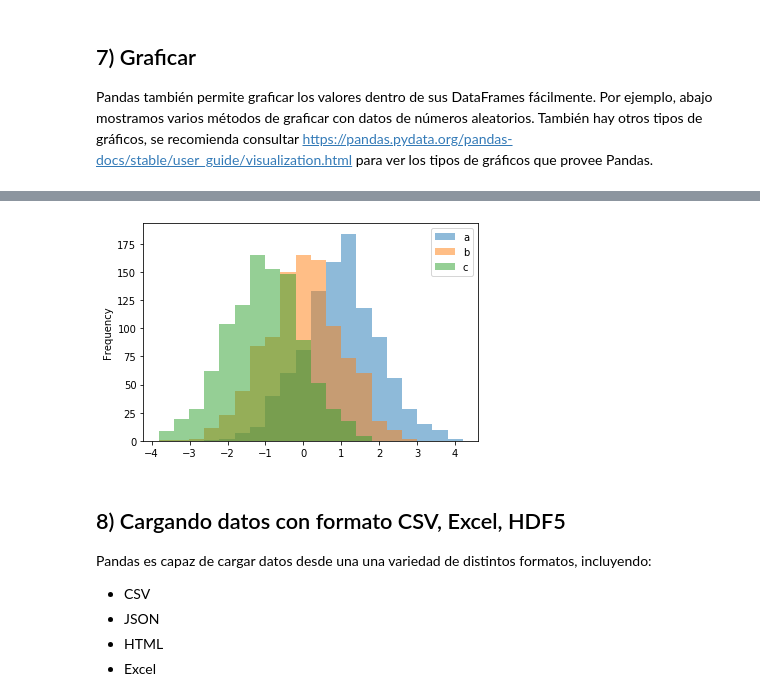
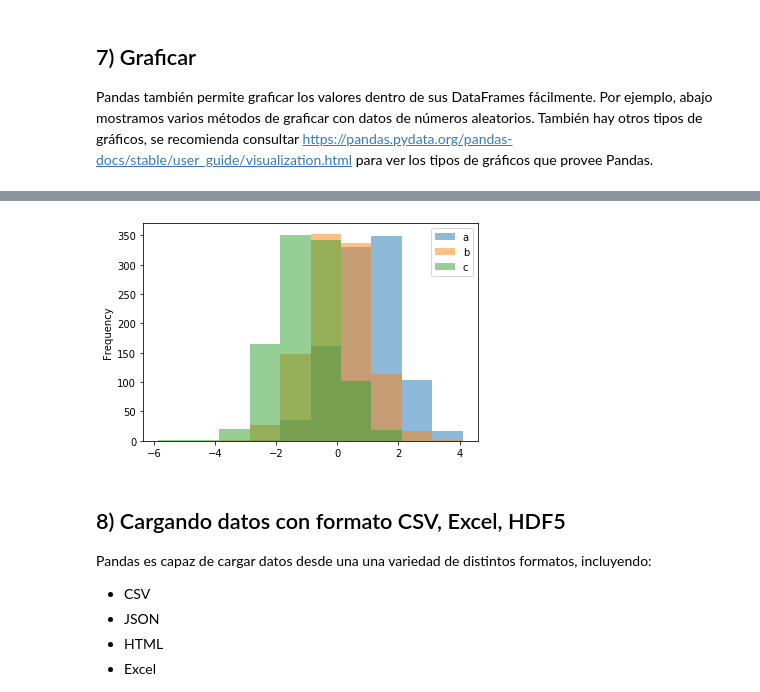
Before and after one commit to GAMES-UChile/Curso-BancoEstado, a Jupyter notebook: modulo3/modulo3.ipynb, the cells around one changed output, grey strips where cells are left out. Saved outputs shown, nothing was run; the diff lists cells and outputs as text; code cells hidden in the pictures.

```diff
--- a/modulo3/modulo3.ipynb
+++ b/modulo3/modulo3.ipynb
@@ -740,11 +773,11 @@ df.plot.bar();
 # %%
 df = pd.DataFrame({'a': np.random.randn(1000) + 1,
                    'b': np.random.randn(1000),
                    'c': np.random.randn(1000) - 1},
                   columns=['a', 'b', 'c'])
-df.plot.hist(bins = 20, alpha=0.5);
+df.plot.hist(bins = 10, alpha=0.5);
 # %% [output]
-[figure, old version]
+[figure, new version]
 # %% [markdown]
 ## 8) Cargando datos con formato CSV, Excel, HDF5
 Pandas es capaz de cargar datos desde una una variedad de distintos formatos, incluyendo:
```
Also changed, not shown: parts of 34 cells of this notebook, 1 other file.
